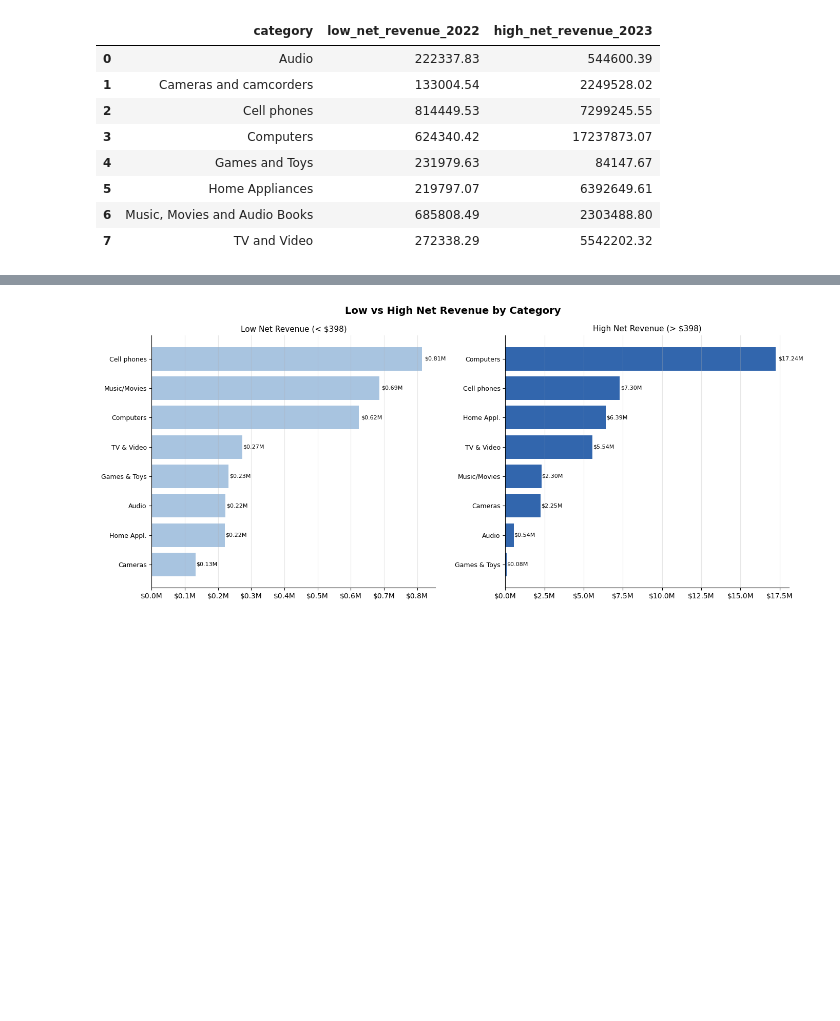
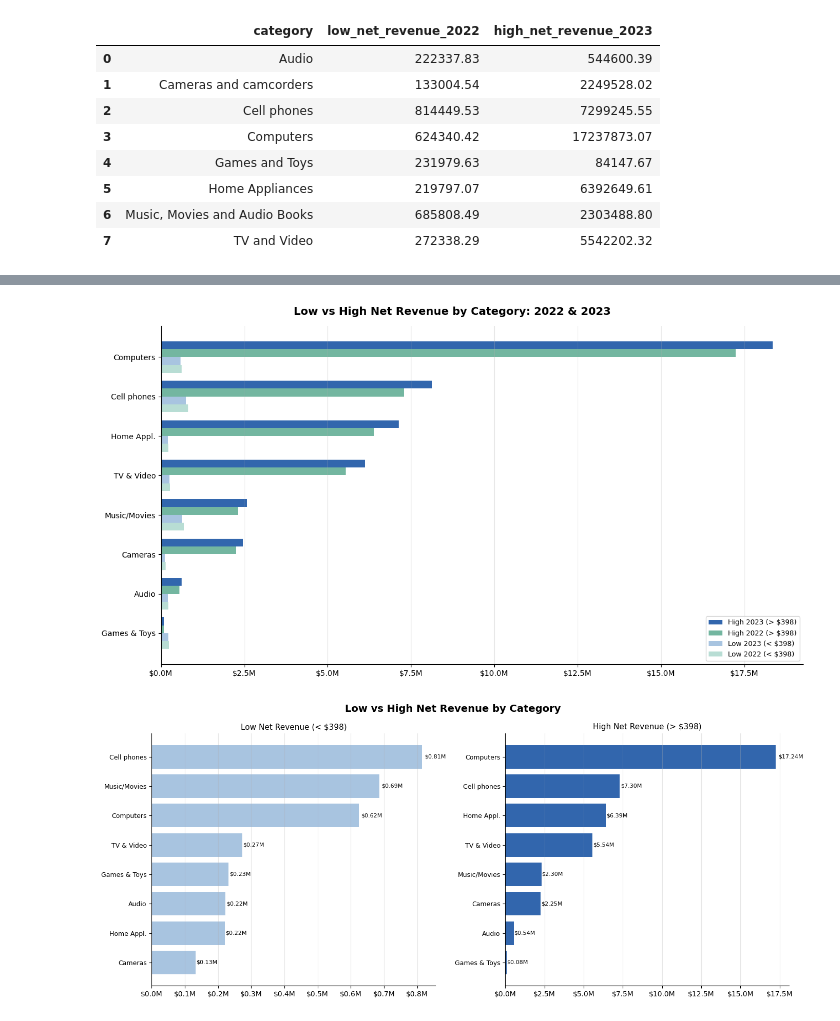
Before and after one commit to bonsoul/Data_Engineering101, a Jupyter notebook: AND41.ipynb, the cells around one changed output, grey strips where cells are left out. Saved outputs shown, nothing was run; the diff lists cells and outputs as text; code cells hidden in the pictures; blank space fills up the shorter version.

```diff
--- a/AND41.ipynb
+++ b/AND41.ipynb
@@ -143,3 +180,48 @@ ORDER BY
+# %%
+import pandas as pd
+import matplotlib.pyplot as plt
+import numpy as np
+
+data = {
+    'category': ['Audio', 'Cameras', 'Cell phones', 'Computers',
+                 'Games & Toys', 'Home Appl.', 'Music/Movies', 'TV & Video'],
+    'low_net_revenue_2022':  [222337.83, 133004.54, 814449.53, 624340.42,
+                              231979.63, 219797.07, 685808.49, 272338.29],
+    'high_net_revenue_2022': [544600.39, 2249528.02, 7299245.55, 17237873.07,
+                               84147.67, 6392649.61, 2303488.80, 5542202.32],
+    'low_net_revenue_2023':  [198234.12, 121443.67, 756832.44, 589231.18,
+                              214567.89, 201234.56, 634521.33, 251234.78],
+    'high_net_revenue_2023': [612345.67, 2456789.01, 8123456.78, 18345678.90,
+                               91234.56, 7123456.78, 2567890.12, 6123456.78],
+}
+
+df = pd.DataFrame(data)
+df = df.sort_values('high_net_revenue_2022', ascending=True).reset_index(drop=True)
+
+x = np.arange(len(df))
+width = 0.2
+fmt = plt.FuncFormatter(lambda v, _: f'${v/1e6:.1f}M')
+
+fig, ax = plt.subplots(figsize=(13, 7))
+fig.suptitle('Low vs High Net Revenue by Category: 2022 & 2023', fontsize=14, fontweight='bold')
+
+ax.barh(x + width*1.5, df['high_net_revenue_2023'], width, label='High 2023 (> $398)', color='#3266ad', edgecolor='none')
+ax.barh(x + width*0.5, df['high_net_revenue_2022'], width, label='High 2022 (> $398)', color='#73b6a0', edgecolor='none')
+ax.barh(x - width*0.5, df['low_net_revenue_2023'],  width, label='Low 2023 (< $398)',  color='#a8c4e0', edgecolor='none')
+ax.barh(x - width*1.5, df['low_net_revenue_2022'],  width, label='Low 2022 (< $398)',  color='#b8ddd4', edgecolor='none')
+
+ax.set_yticks(x)
+ax.set_yticklabels(df['category'], fontsize=10)
+ax.xaxis.set_major_formatter(fmt)
+ax.grid(axis='x', alpha=0.3)
+ax.spines[['top', 'right']].set_visible(False)
+ax.legend(fontsize=9, loc='lower right')
+
+plt.tight_layout()
+plt.savefig('revenue_2022_2023.png', dpi=150, bbox_inches='tight')
+plt.show()
+# %% [output]
+[figure, added]
 # %%
 ## visual
 
```
Also changed, not shown: parts of 1 cell of this notebook.
